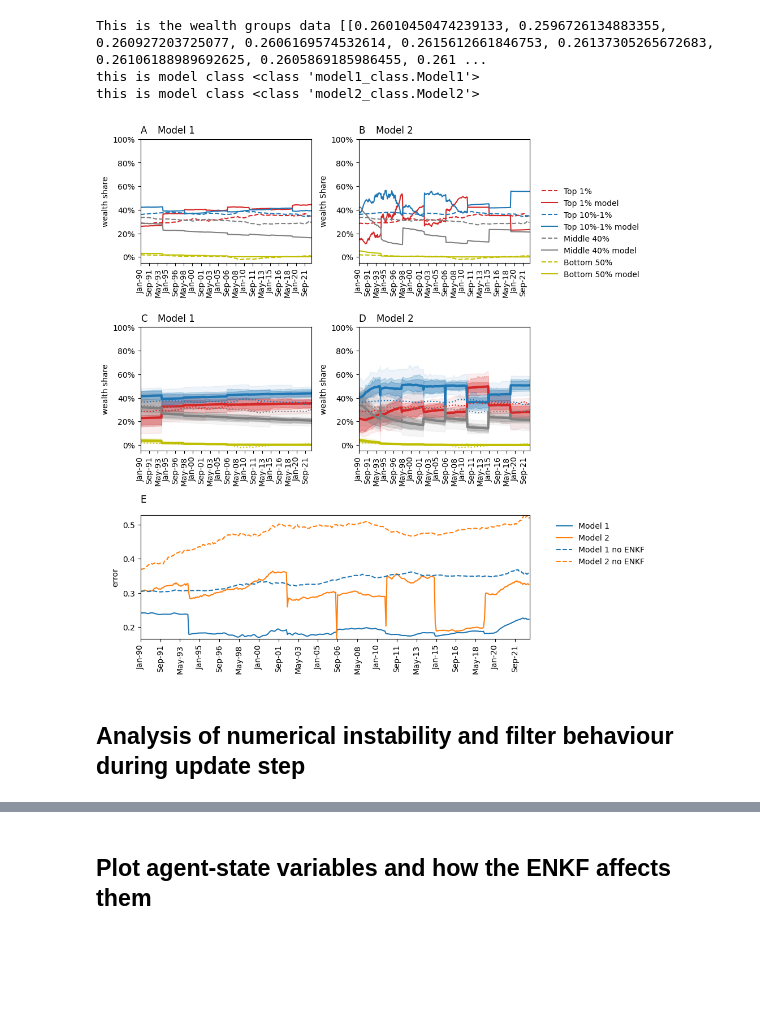
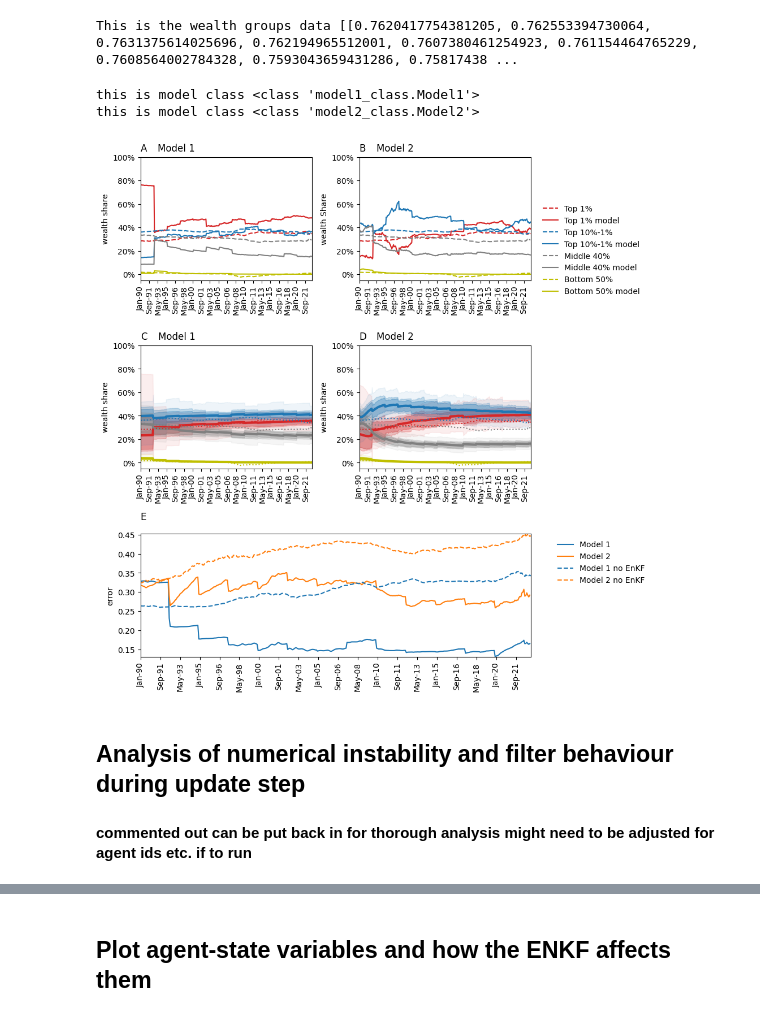
Before and after one commit to yannickoswald/real_time_ineq_abm, a Jupyter notebook: rtabm/experiment1_jupyter.ipynb, the cells around one changed output, grey strips where cells are left out. Saved outputs shown, nothing was run; the diff lists cells and outputs as text; code cells hidden in the pictures; blank space fills up the shorter version.

```diff
--- a/rtabm/experiment1_jupyter.ipynb
+++ b/rtabm/experiment1_jupyter.ipynb
@@ -32,7 +32,7 @@ class Experiment1:
     def run_both_enkf(self, filter_freq):
 
         model_params1 = {"population_size": self.num_agents,
-                        "growth_rate": 0.025,
+                        "growth_rate": 0.03, #3% per year is transformed to monthly in model
                         "b_begin": 1.3,
                         "distribution": "exponential_pareto", # either "Pareto_lognormal" or "exponential_pareto"
                         "start_year": self.start_year,
@@ -40,7 +40,7 @@ class Experiment1:
 
         model_params2 = {"population_size": self.num_agents,
                         "concavity": 1,
-                        "growth_rate": 0.025,
+                        "growth_rate": 0.03,# per month and 3% per year is transformed to monthly in model
                         "distribution": "exponential_pareto", # either "Pareto_lognormal" or "exponential_pareto"
                         "start_year": self.start_year,
                         "adaptive_sensitivity": 0.02,
@@ -111,41 +111,42 @@ class Experiment1:
         path = '..'
         with open(os.path.join(path, 'data', 'mean_errors.csv')) as f:
             errors_df_no_enkf = pd.read_csv(f, encoding='unicode_escape')
 
-        ax4.plot(errors_df_no_enkf['mean_error_model1'], linestyle='--', label='Model 1 no ENKF', color='tab:blue')
-        ax4.plot(errors_df_no_enkf['mean_error_model2'], linestyle='--', label='Model 2 no ENKF', color='tab:orange')
+        ax4.plot(errors_df_no_enkf['mean_error_model1'], linestyle='--', label='Model 1 no EnKF', color='tab:blue')
+        ax4.plot(errors_df_no_enkf['mean_error_model2'], linestyle='--', label='Model 2 no EnKF', color='tab:orange')
         ax4.legend(bbox_to_anchor=(1.05, 1), frameon=False)
 
         # Get the limits
         x_min, x_max = ax4.get_xlim()
         y_min, y_max = ax4.get_ylim()
         ax4.text(0, y_max+0.02, 'E', fontsize = 12)
         ax4.margins(0)
 
 
         plt.tight_layout()
         plt.savefig('fig4.png', dpi=300)
         plt.show()
 
 
 # Example usage
 if __name__ == "__main__":
-    filter_freq = 50
+    filter_freq = 30
     experiment1 = Experiment1(num_agents=100,
-                              ensemble_size=30,
+                              ensemble_size=100,
                               macro_state_dim=4, # needs to be set to 3 for the model to work if num_agents < 100
                               start_year=1990, #min start year is 1972
                               end_year=2022,# max end year is 2022
                               filter_freq = filter_freq)
     experiment1.run_both_enkf(filter_freq = filter_freq)
     experiment1.plot_results()
     agent_states_model1 = experiment1.enkf1.micro_history
     agent_states_model2 = experiment1.enkf2.micro_history
 # %% [output]
-This is the wealth groups data [[0.26010450474239133, 0.2596726134883355, 0.260927203725077, 0.2606169574532614, 0.2615612661846753, 0.26137305265672683, 0.26106188989692625, 0.2605869185986455, 0.261 ...
-this is model class <class 'model1_class.Model1'>
-this is model class <class 'model2_class.Model2'>
+This is the wealth groups data [[0.7620417754381205, 0.762553394730064, 0.7631375614025696, 0.762194965512001, 0.7607380461254923, 0.761154464765229, 0.7608564002784328, 0.7593043659431286, 0.75817438 ...
+this is model class <class 'model1_class.Model1'>
+this is model class <class 'model2_class.Model2'>
-[figure, old version]
+[figure, new version]
 # %% [markdown]
 ## Analysis of numerical instability and filter behaviour during update step
+#### commented out can be put back in for thorough analysis might need to be adjusted for agent ids etc. if to run
 # %%
```
Also changed, not shown: parts of 5 cells of this notebook, 10 other files.
